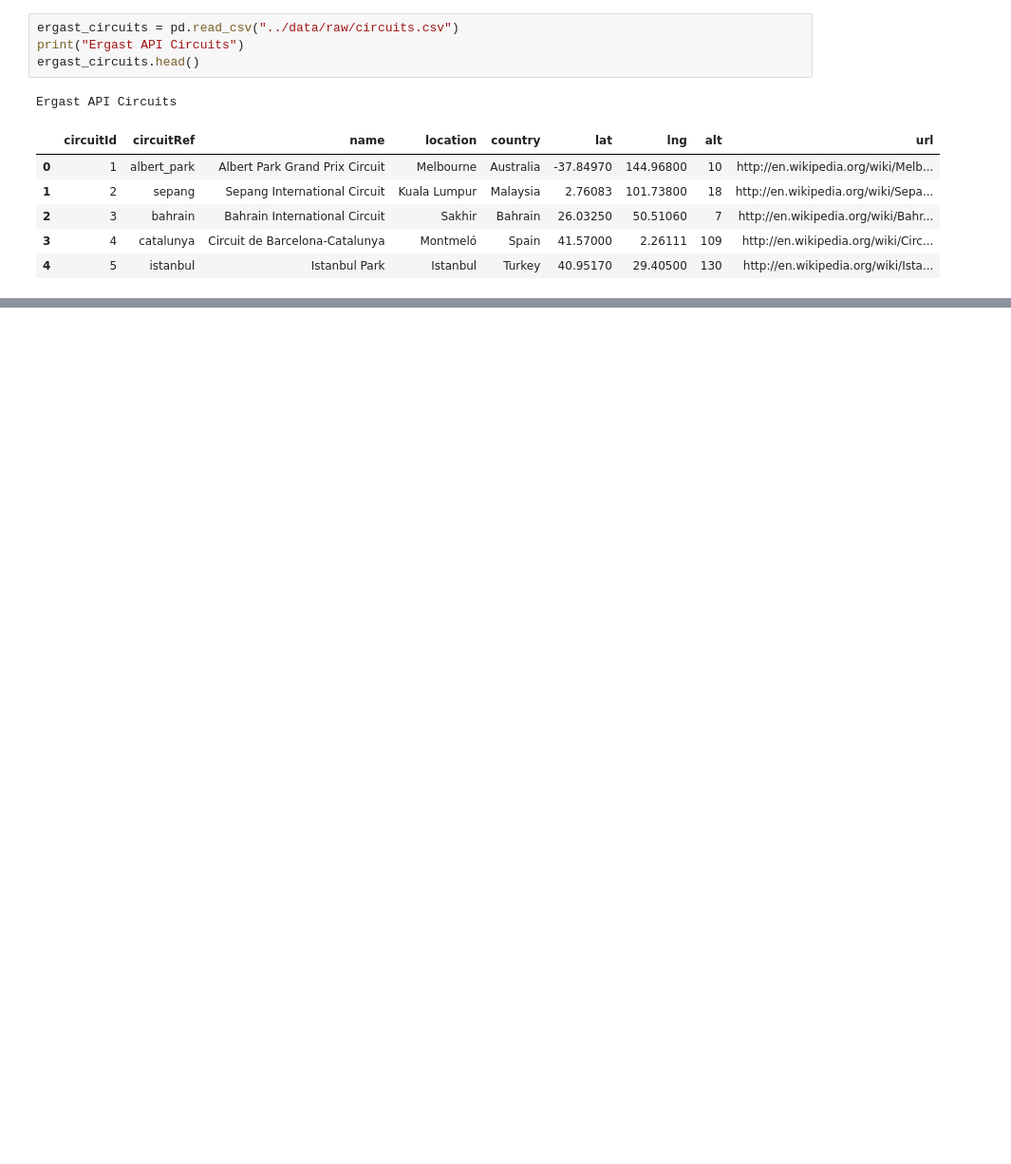
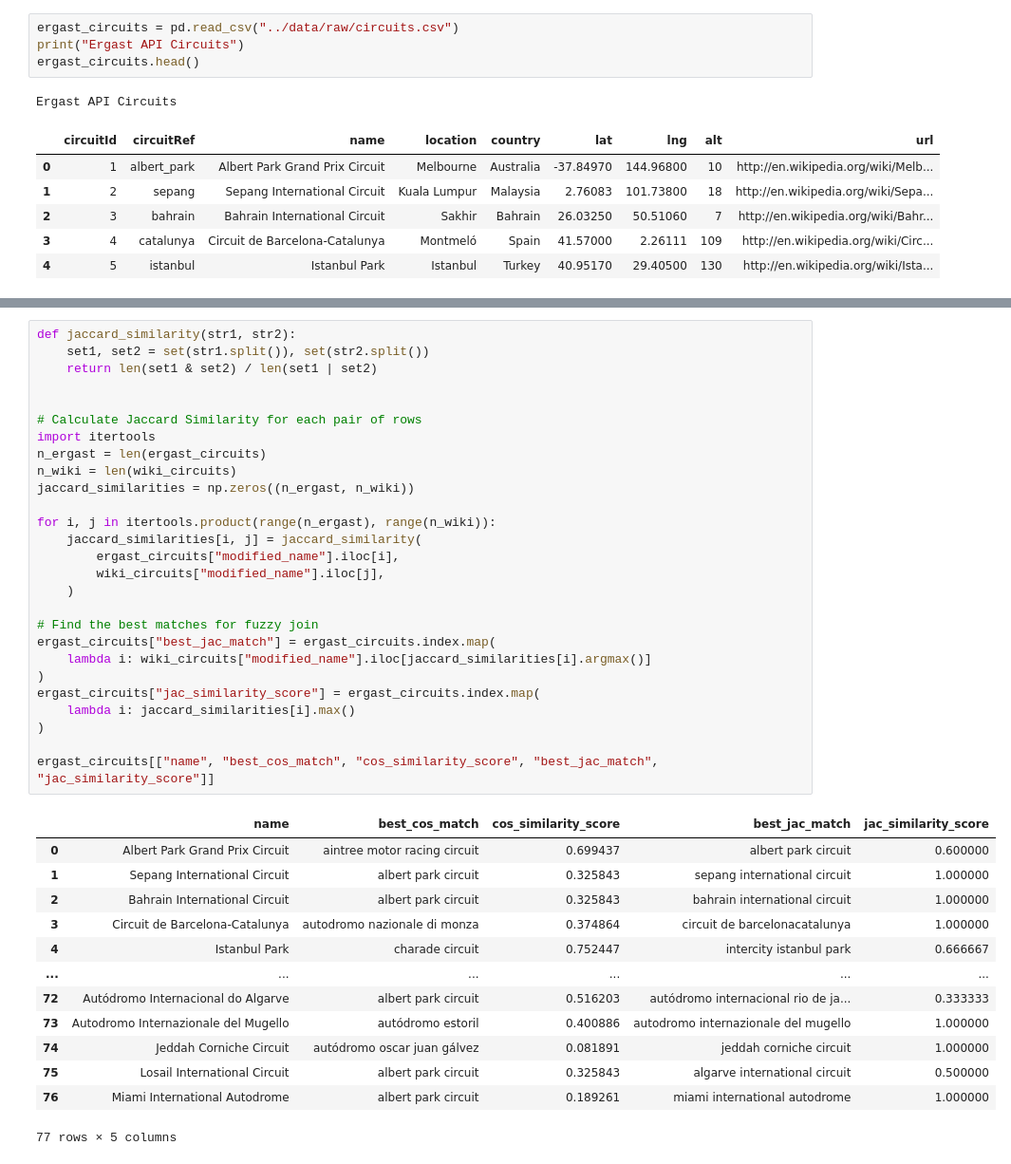
Before and after one commit to SarahAmiraslani/F1-Milestone-Tharval-Amiraslani-Korbin, a Jupyter notebook: notebooks/track-clustering.ipynb, the cells around one changed output, grey strips where cells are left out. Shown at 95% size. Drawn from its saved outputs; the diff is of its cells as text; blank space fills up the shorter version.

```diff
--- a/notebooks/track-clustering.ipynb
+++ b/notebooks/track-clustering.ipynb
@@ -231,0 +190,41 @@ matched_df
+# %%
+def jaccard_similarity(str1, str2):
+    set1, set2 = set(str1.split()), set(str2.split())
+    return len(set1 & set2) / len(set1 | set2)
+
+
+# Calculate Jaccard Similarity for each pair of rows
+import itertools
+n_ergast = len(ergast_circuits)
+n_wiki = len(wiki_circuits)
+jaccard_similarities = np.zeros((n_ergast, n_wiki))
+
+for i, j in itertools.product(range(n_ergast), range(n_wiki)):
+    jaccard_similarities[i, j] = jaccard_similarity(
+        ergast_circuits["modified_name"].iloc[i],
+        wiki_circuits["modified_name"].iloc[j],
+    )
+
+# Find the best matches for fuzzy join
+ergast_circuits["best_jac_match"] = ergast_circuits.index.map(
+    lambda i: wiki_circuits["modified_name"].iloc[jaccard_similarities[i].argmax()]
+)
+ergast_circuits["jac_similarity_score"] = ergast_circuits.index.map(
+    lambda i: jaccard_similarities[i].max()
+)
+
+ergast_circuits[["name", "best_cos_match", "cos_similarity_score", "best_jac_match", "jac_similarity_score"]]
+# %% [output]
+|  | name | best_cos_match | cos_similarity_score | best_jac_match | jac_similarity_score |
+| 0 | Albert Park Grand Prix Circuit | aintree motor racing circuit | 0.699437 | albert park circuit | 0.600000 |
+| 1 | Sepang International Circuit | albert park circuit | 0.325843 | sepang international circuit | 1.000000 |
+| 2 | Bahrain International Circuit | albert park circuit | 0.325843 | bahrain international circuit | 1.000000 |
+| 3 | Circuit de Barcelona-Catalunya | autodromo nazionale di monza | 0.374864 | circuit de barcelonacatalunya | 1.000000 |
+| 4 | Istanbul Park | charade circuit | 0.752447 | intercity istanbul park | 0.666667 |
+| ... | ... | ... | ... | ... | ... |
+| 72 | Autódromo Internacional do Algarve | albert park circuit | 0.516203 | autódromo internacional rio de ja... | 0.333333 |
+| 73 | Autodromo Internazionale del Mugello | autódromo estoril | 0.400886 | autodromo internazionale del mugello | 1.000000 |
+| 74 | Jeddah Corniche Circuit | autódromo oscar juan gálvez | 0.081891 | jeddah corniche circuit | 1.000000 |
+| 75 | Losail International Circuit | albert park circuit | 0.325843 | algarve international circuit | 0.500000 |
+| 76 | Miami International Autodrome | albert park circuit | 0.189261 | miami international autodrome | 1.000000 |
+77 rows × 5 columns
```
Also changed, not shown: parts of 25 cells of this notebook, 1 other file.
